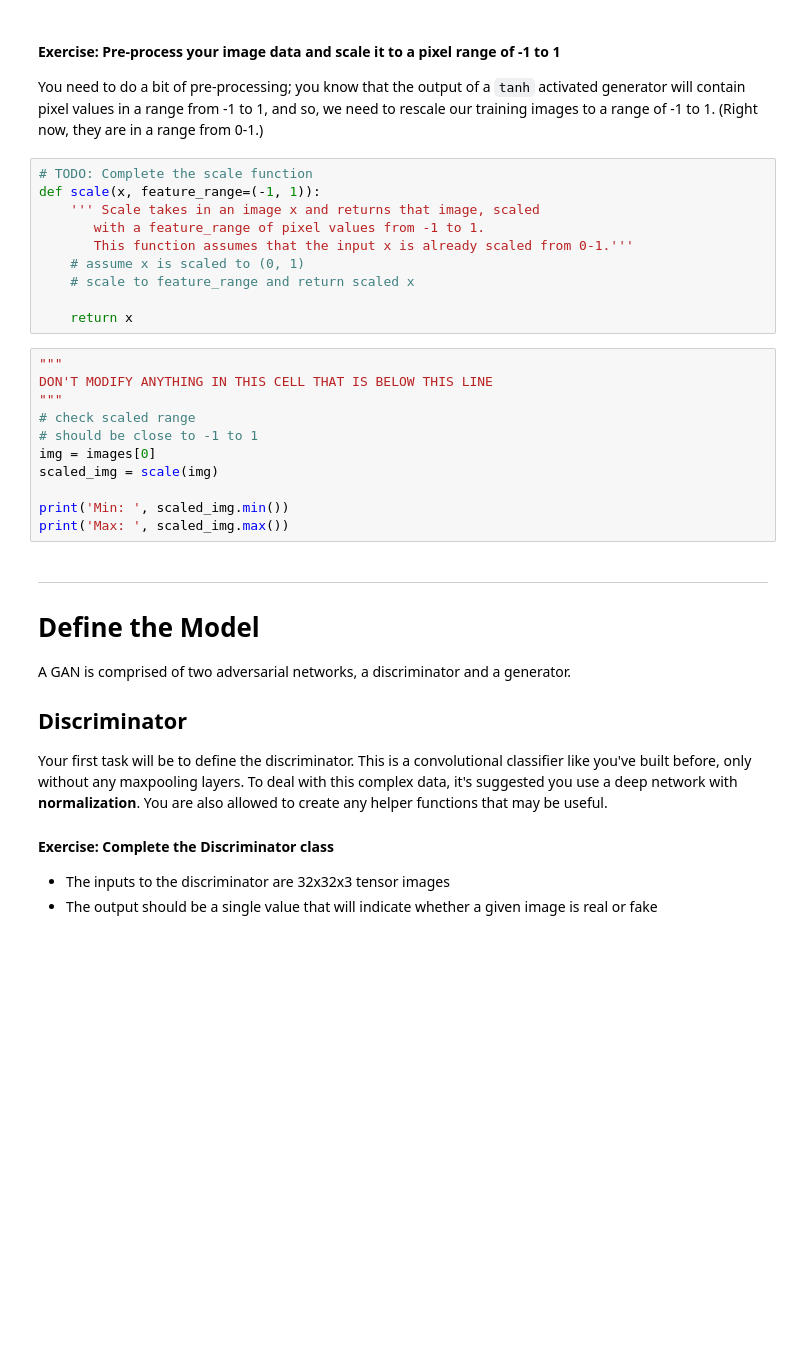
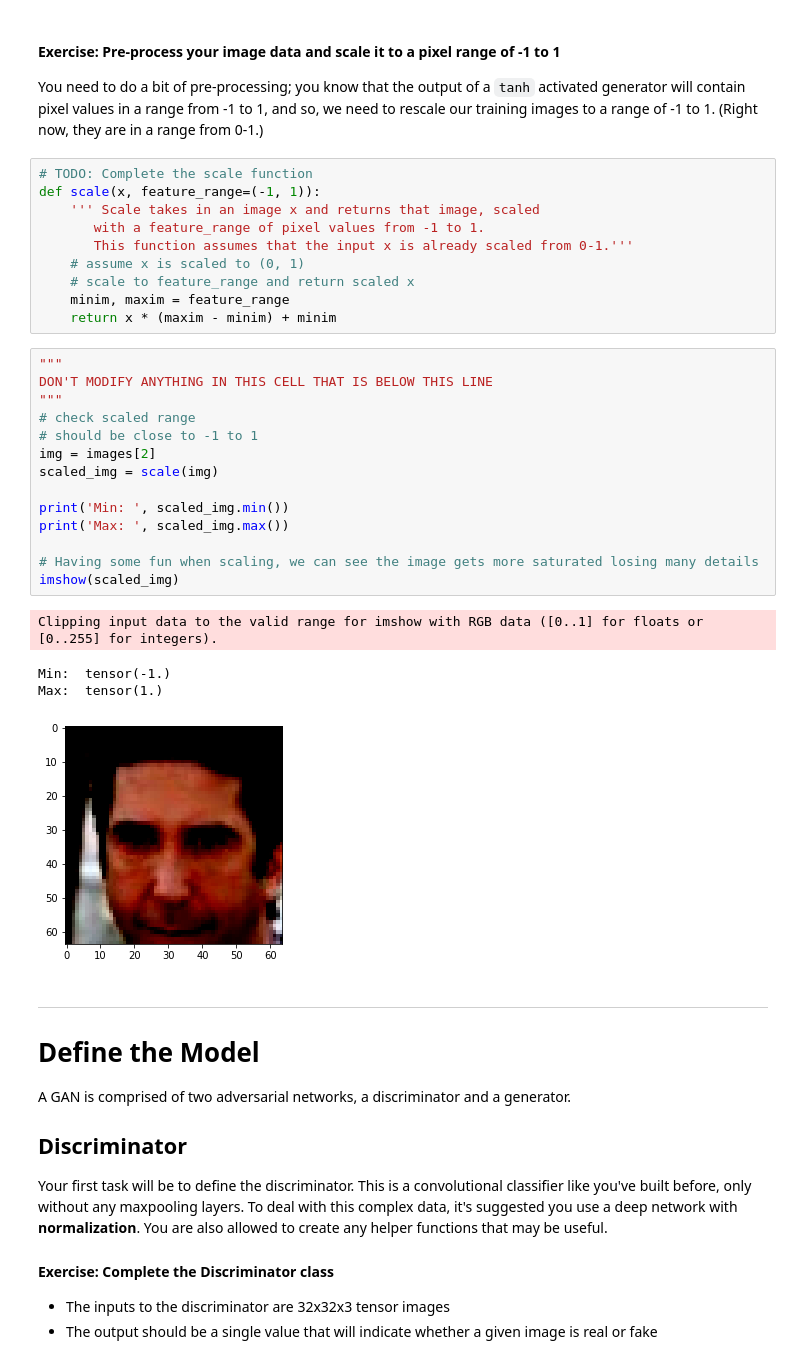
Before and after one commit to jb-apps/deep-learning-v2-pytorch, a Jupyter notebook: project-face-generation/dlnd_face_generation.ipynb, the cells around one changed output. Saved outputs shown, nothing was run; the diff lists cells and outputs as text; blank space fills up the shorter version.

Commit message:
Adding scaling helper function

```diff
--- a/project-face-generation/dlnd_face_generation.ipynb
+++ b/project-face-generation/dlnd_face_generation.ipynb
@@ -151,19 +146,27 @@ def scale(x, feature_range=(-1, 1)):
        This function assumes that the input x is already scaled from 0-1.'''
     # assume x is scaled to (0, 1)
     # scale to feature_range and return scaled x
-
-    return x
+    minim, maxim = feature_range
+    return x * (maxim - minim) + minim
 # %%
 """
 DON'T MODIFY ANYTHING IN THIS CELL THAT IS BELOW THIS LINE
 """
 # check scaled range
 # should be close to -1 to 1
-img = images[0]
+img = images[2]
 scaled_img = scale(img)
 
 print('Min: ', scaled_img.min())
 print('Max: ', scaled_img.max())
+
+# Having some fun when scaling, we can see the image gets more saturated losing many details
+imshow(scaled_img)
+# %% [output]
+Clipping input data to the valid range for imshow with RGB data ([0..1] for floats or [0..255] for integers).
+Min:  tensor(-1.)
+Max:  tensor(1.)
+[figure, added]
 # %% [markdown]
 ---
 # Define the Model
```
Also changed, not shown: parts of 2 cells of this notebook.
